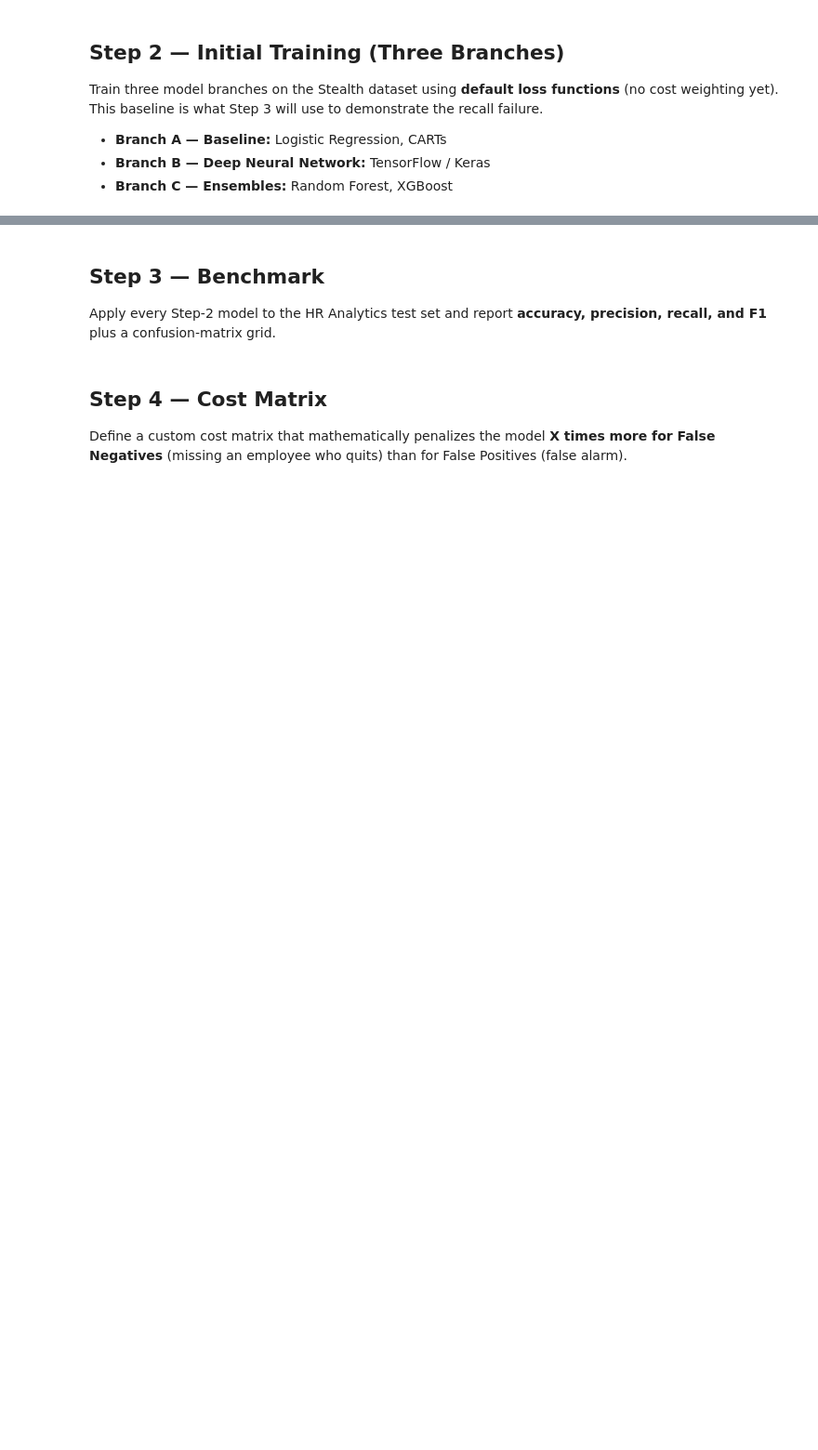
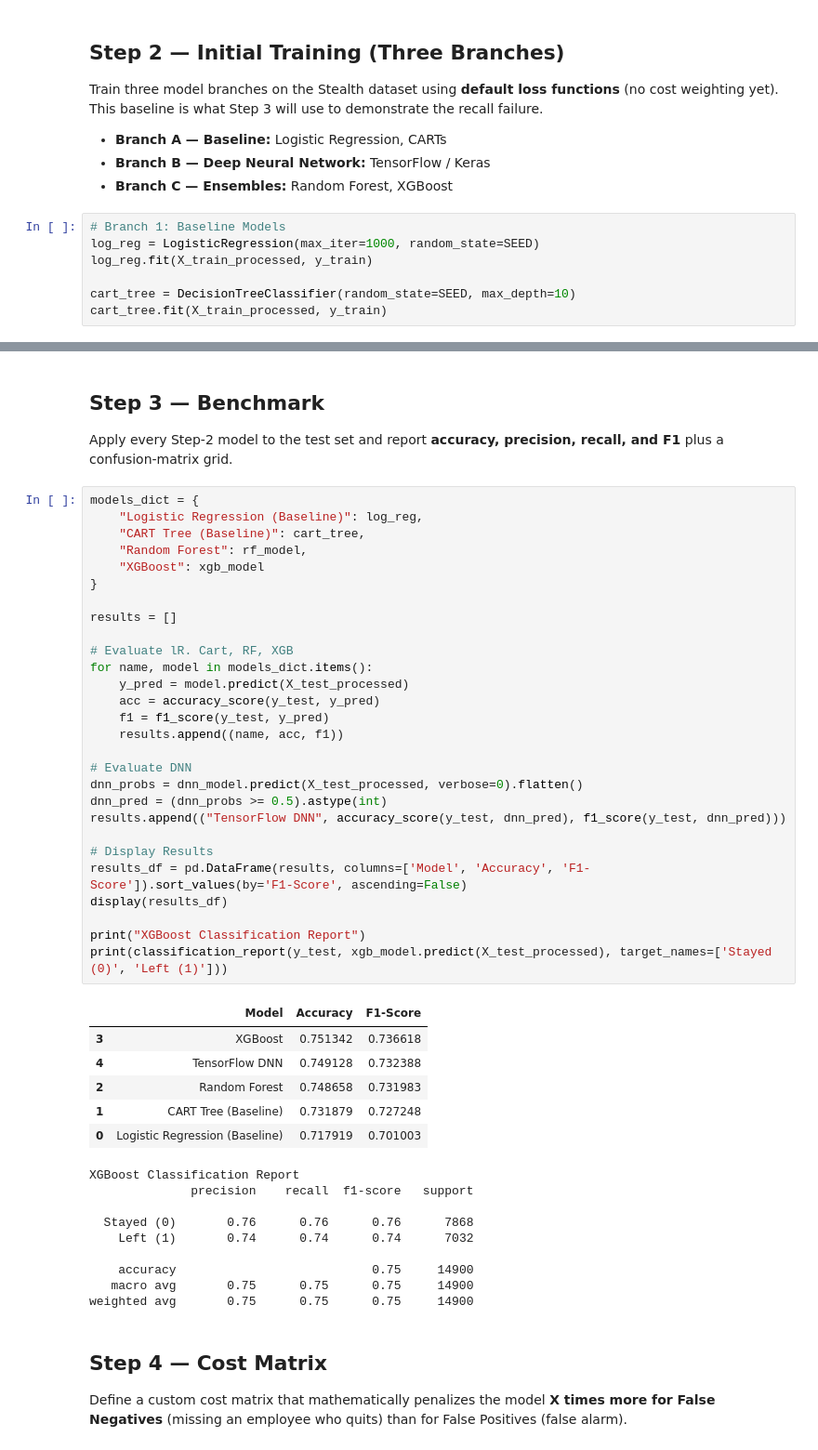
Before and after one commit to dlsynkjsf/cselec2c-project, a Jupyter notebook: GRP6_3CSD_FinalProject.ipynb, the cells around one changed output, grey strips where cells are left out. Shown at 93% size. Drawn from its saved outputs; the diff is of its cells as text; blank space fills up the shorter version.

```diff
--- a/GRP6_3CSD_FinalProject.ipynb
+++ b/GRP6_3CSD_FinalProject.ipynb
@@ -67,3 +114,10 @@ Train three model branches on the Stealth dataset using **default loss functions
 - **Branch A — Baseline:** Logistic Regression, CARTs
 - **Branch B — Deep Neural Network:** TensorFlow / Keras
 - **Branch C — Ensembles:** Random Forest, XGBoost
+# %%
+# Branch 1: Baseline Models
+log_reg = LogisticRegression(max_iter=1000, random_state=SEED)
+log_reg.fit(X_train_processed, y_train)
+
+cart_tree = DecisionTreeClassifier(random_state=SEED, max_depth=10)
+cart_tree.fit(X_train_processed, y_train)
@@ -70,6 +177,50 @@ Train three model branches on the Stealth dataset using **default loss functions
 # %% [markdown]
 ## Step 3 — Benchmark
-Apply every Step-2 model to the HR Analytics test set and report **accuracy, precision, recall, and F1** plus a confusion-matrix grid.
+Apply every Step-2 model to the test set and report **accuracy, precision, recall, and F1** plus a confusion-matrix grid.
+# %%
+models_dict = {
+    "Logistic Regression (Baseline)": log_reg,
+    "CART Tree (Baseline)": cart_tree,
+    "Random Forest": rf_model,
+    "XGBoost": xgb_model
+}
+
+results = []
+
+# Evaluate lR. Cart, RF, XGB
+for name, model in models_dict.items():
+    y_pred = model.predict(X_test_processed)
+    acc = accuracy_score(y_test, y_pred)
+    f1 = f1_score(y_test, y_pred)
+    results.append((name, acc, f1))
+
+# Evaluate DNN
+dnn_probs = dnn_model.predict(X_test_processed, verbose=0).flatten()
+dnn_pred = (dnn_probs >= 0.5).astype(int)
+results.append(("TensorFlow DNN", accuracy_score(y_test, dnn_pred), f1_score(y_test, dnn_pred)))
+
+# Display Results
+results_df = pd.DataFrame(results, columns=['Model', 'Accuracy', 'F1-Score']).sort_values(by='F1-Score', ascending=False)
+display(results_df)
+
+print("XGBoost Classification Report")
+print(classification_report(y_test, xgb_model.predict(X_test_processed), target_names=['Stayed (0)', 'Left (1)']))
+# %% [output]
+|  | Model | Accuracy | F1-Score |
+| 3 | XGBoost | 0.751342 | 0.736618 |
+| 4 | TensorFlow DNN | 0.749128 | 0.732388 |
+| 2 | Random Forest | 0.748658 | 0.731983 |
+| 1 | CART Tree (Baseline) | 0.731879 | 0.727248 |
+| 0 | Logistic Regression (Baseline) | 0.717919 | 0.701003 |
+XGBoost Classification Report
+              precision    recall  f1-score   support
+
+  Stayed (0)       0.76      0.76      0.76      7868
+    Left (1)       0.74      0.74      0.74      7032
+
+    accuracy                           0.75     14900
+   macro avg       0.75      0.75      0.75     14900
+weighted avg       0.75      0.75      0.75     14900
 # %% [markdown]
 ## Step 4 — Cost Matrix
 Define a custom cost matrix that mathematically penalizes the model **X times more for False Negatives** (missing an employee who quits) than for False Positives (false alarm).
```
Also changed, not shown: parts of 14 cells of this notebook.
